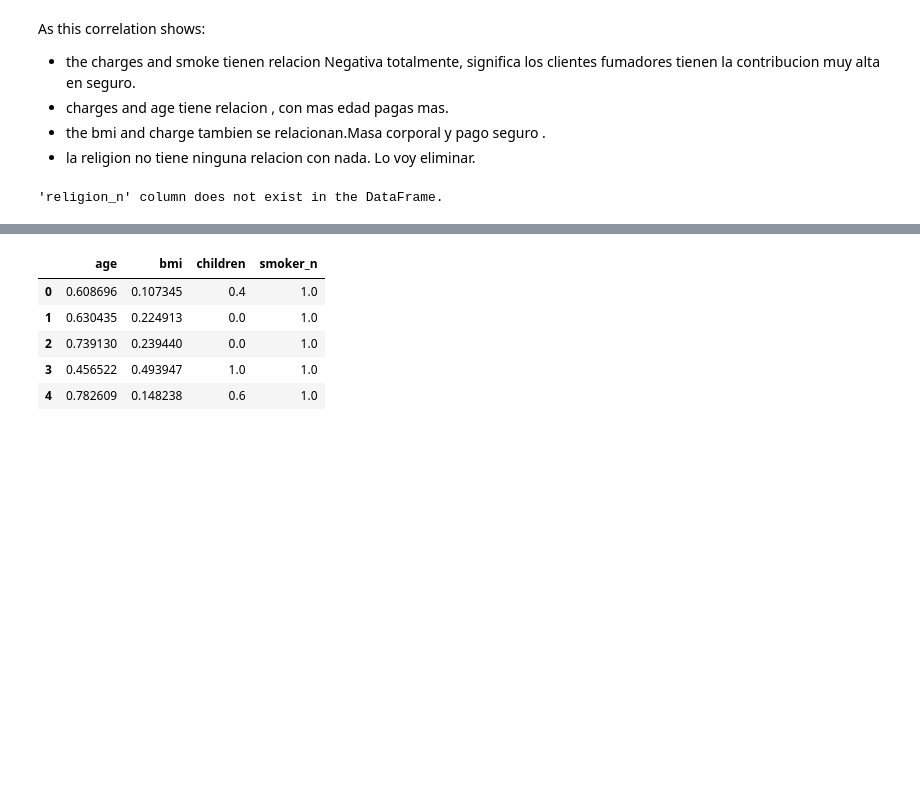
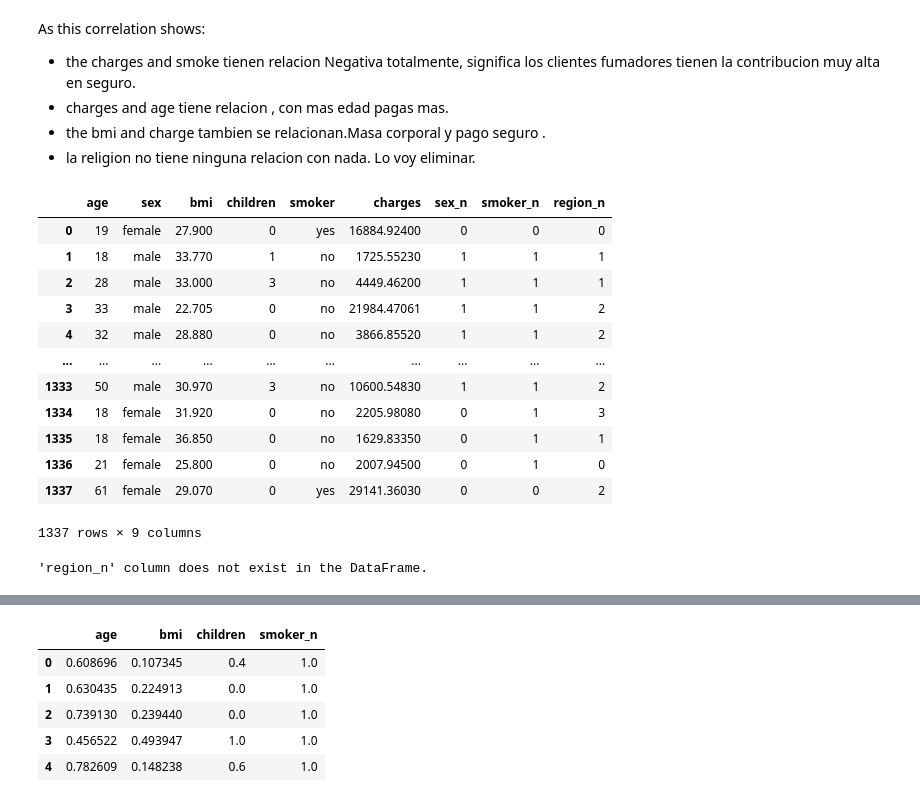
Before and after one commit to 4GeeksAcademy/Olga_K_lineal-regression, a Jupyter notebook: src/explore.ipynb, the cells around one changed output, grey strips where cells are left out. Saved outputs shown, nothing was run; the diff lists cells and outputs as text; code cells hidden in the pictures; blank space fills up the shorter version.

```diff
--- a/src/explore.ipynb
+++ b/src/explore.ipynb
@@ -161,15 +161,31 @@ As this correlation shows:
 - charges and age tiene relacion , con mas edad pagas mas.
 - the bmi and charge tambien se relacionan.Masa corporal y pago seguro .
 - la religion no tiene ninguna relacion con nada. Lo voy eliminar.
+# %%
+total_data_sinduplicados
+# %% [output]
+|  | age | sex | bmi | children | smoker | charges | sex_n | smoker_n | region_n |
+| 0 | 19 | female | 27.900 | 0 | yes | 16884.92400 | 0 | 0 | 0 |
+| 1 | 18 | male | 33.770 | 1 | no | 1725.55230 | 1 | 1 | 1 |
+| 2 | 28 | male | 33.000 | 3 | no | 4449.46200 | 1 | 1 | 1 |
+| 3 | 33 | male | 22.705 | 0 | no | 21984.47061 | 1 | 1 | 2 |
+| 4 | 32 | male | 28.880 | 0 | no | 3866.85520 | 1 | 1 | 2 |
+| ... | ... | ... | ... | ... | ... | ... | ... | ... | ... |
+| 1333 | 50 | male | 30.970 | 3 | no | 10600.54830 | 1 | 1 | 2 |
+| 1334 | 18 | female | 31.920 | 0 | no | 2205.98080 | 0 | 1 | 3 |
+| 1335 | 18 | female | 36.850 | 0 | no | 1629.83350 | 0 | 1 | 1 |
+| 1336 | 21 | female | 25.800 | 0 | no | 2007.94500 | 0 | 1 | 0 |
+| 1337 | 61 | female | 29.070 | 0 | yes | 29141.36030 | 0 | 0 | 2 |
+1337 rows × 9 columns
 # %%
 # Check if the column 'religion' exists in the DataFrame
 if 'religion' in total_data_sinduplicados.columns:
     # Drop the 'religion' column
-    total_data_sinduplicados.drop(['religion_n'], axis=1, inplace=True)
+    total_data_sinduplicados.drop(['region_n'], axis=1, inplace=True)
     # Print the first few rows to verify changes
     print(total_data_sinduplicados.head())
 else:
-    print("'religion_n' column does not exist in the DataFrame.")
+    print("'region_n' column does not exist in the DataFrame.")
 # %% [output]
-'religion_n' column does not exist in the DataFrame.
+'region_n' column does not exist in the DataFrame.
 # %%
```
Also changed, not shown: parts of 3 cells of this notebook, 1 other file.
